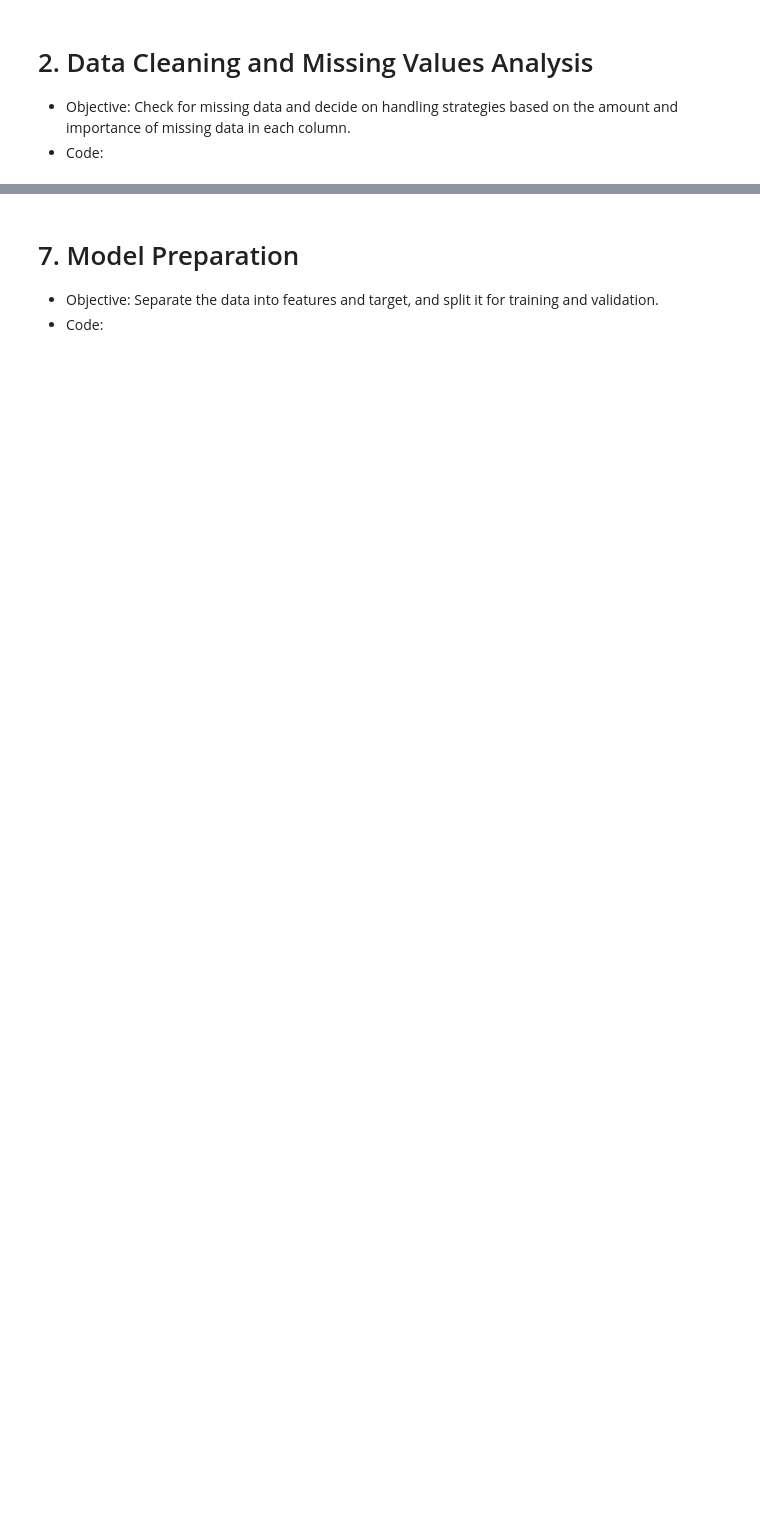
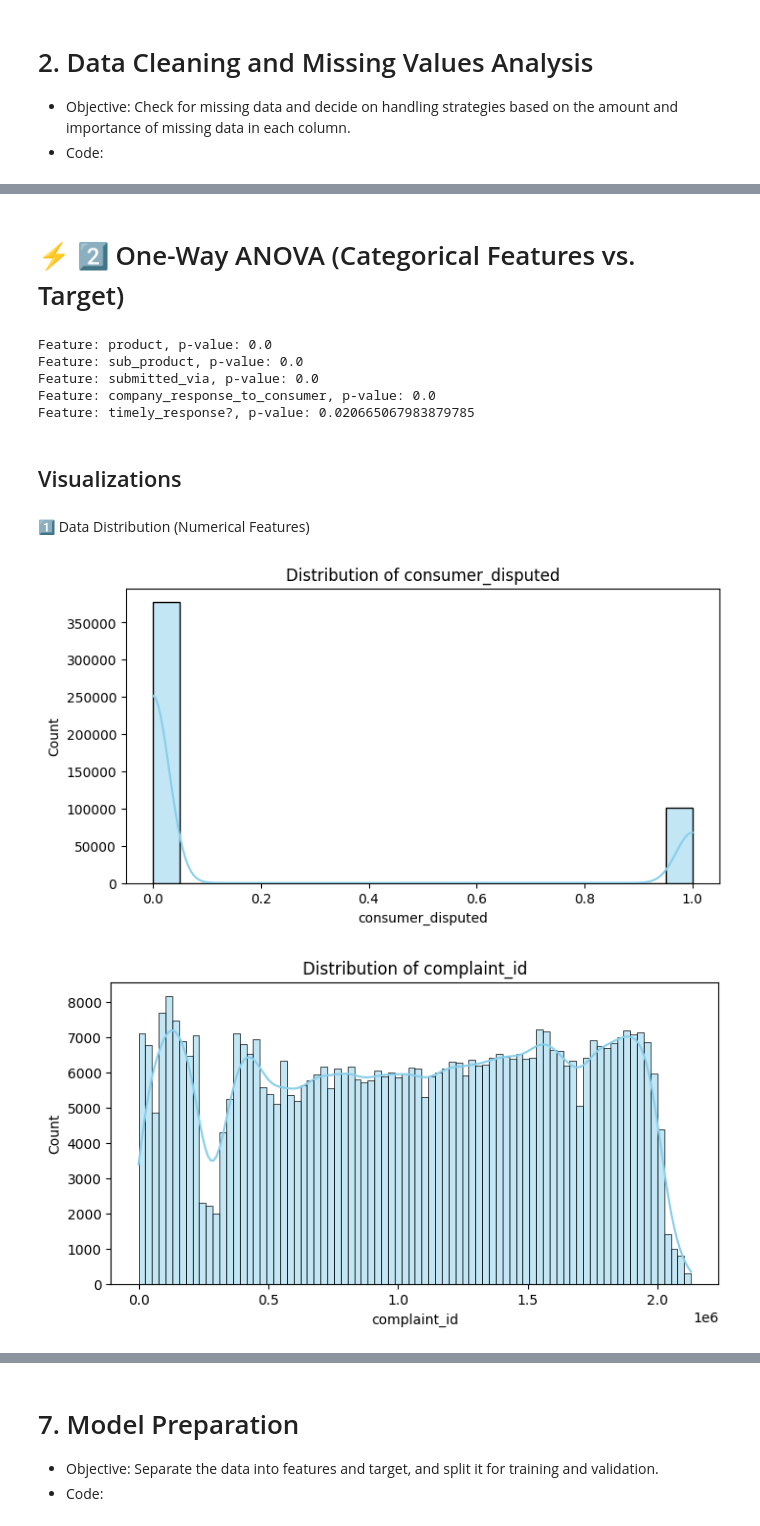
Before and after one commit to DarnasiMadhanMohan/DataScience_Projects, a Jupyter notebook: Consumer_Complaint_resolution/Project.ipynb, the cells around one changed output, grey strips where cells are left out. Drawn from its saved outputs; the diff is of its cells as text; code cells hidden in the pictures; blank space fills up the shorter version.

```diff
--- a/Consumer_Complaint_resolution/Project.ipynb
+++ b/Consumer_Complaint_resolution/Project.ipynb
@@ -595,0 +233,51 @@ Explanation of Changes
+# %% [markdown]
+# ⚡ 2️⃣ One-Way ANOVA (Categorical Features vs. Target)
+# %%
+# Filter out high-cardinality columns
+cat_cols = [col for col in train_data.select_dtypes(include='object').columns if train_data[col].nunique() <= 50]
+# %%
+from scipy.stats import f_oneway
+
+# Optimized ANOVA function
+def fast_anova(df, cat_col, target):
+    return f_oneway(*(df.groupby(cat_col)[target].apply(list)))
+
+anova_results = {}
+
+# Run ANOVA on filtered categorical columns
+for col in cat_cols:
+    try:
+        f_stat, p_value = fast_anova(train_data, col, 'consumer_disputed')
+        anova_results[col] = p_value
+    except:
+        continue  # Skip columns where ANOVA fails
+
+# Display sorted p-values
+anova_sorted = sorted(anova_results.items(), key=lambda x: x[1])
+for col, p_value in anova_sorted:
+    print(f'Feature: {col}, p-value: {p_value}')
+# %% [output]
+Feature: product, p-value: 0.0
+Feature: sub_product, p-value: 0.0
+Feature: submitted_via, p-value: 0.0
+Feature: company_response_to_consumer, p-value: 0.0
+Feature: timely_response?, p-value: 0.020665067983879785
+# %% [markdown]
+## Visualizations
+# %% [markdown]
+1️⃣ Data Distribution (Numerical Features)
+# %%
+import matplotlib.pyplot as plt
+import seaborn as sns
+
+# Plotting histograms for numerical features
+num_cols = train_data.select_dtypes(include=['int64', 'float64']).columns
+
+for col in num_cols:
+    plt.figure(figsize=(8, 4))
+    sns.histplot(train_data[col], kde=True, color='skyblue')
+    plt.title(f'Distribution of {col}')
+    plt.show()
+# %% [output]
+[figure, added]
+[figure, added]
```
Also changed, not shown: parts of 117 cells of this notebook, 2 other files.
